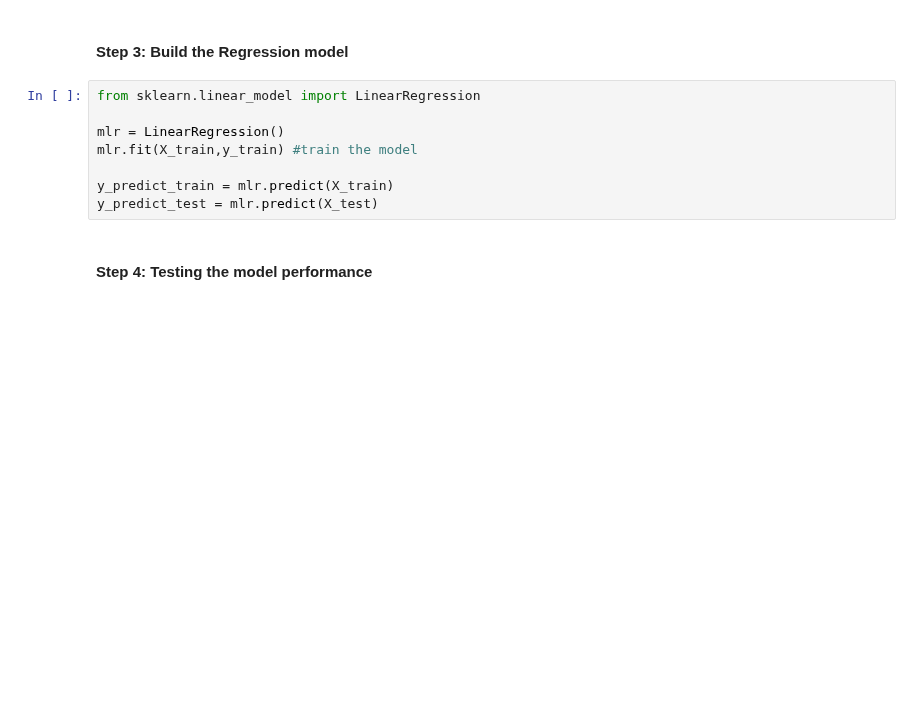
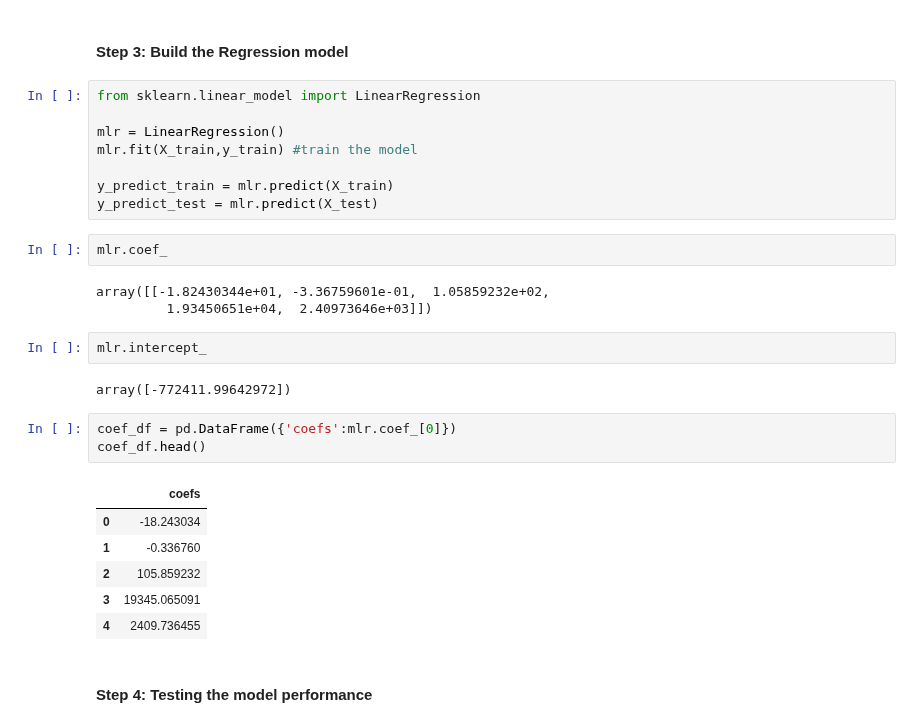
Before and after one commit to YvesMatanga/freemium_datascience, a Jupyter notebook: machine-learning-tutorials/linear-regression-demo.ipynb, the cells around one changed output. Cells and saved outputs as stored; diff of their text form; blank space fills up the shorter version.

```diff
--- a/machine-learning-tutorials/linear-regression-demo.ipynb
+++ b/machine-learning-tutorials/linear-regression-demo.ipynb
@@ -228,6 +230,25 @@ mlr.fit(X_train,y_train) #train the model
 
 y_predict_train = mlr.predict(X_train)
 y_predict_test = mlr.predict(X_test)
+# %%
+mlr.coef_
+# %% [output]
+array([[-1.82430344e+01, -3.36759601e-01,  1.05859232e+02,
+         1.93450651e+04,  2.40973646e+03]])
+# %%
+mlr.intercept_
+# %% [output]
+array([-772411.99642972])
+# %%
+coef_df = pd.DataFrame({'coefs':mlr.coef_[0]})
+coef_df.head()
+# %% [output]
+|  | coefs |
+| 0 | -18.243034 |
+| 1 | -0.336760 |
+| 2 | 105.859232 |
+| 3 | 19345.065091 |
+| 4 | 2409.736455 |
 # %% [markdown]
 <h4>Step 4: Testing the model performance</h4>
 # %%
```
Also changed, not shown: parts of 5 cells of this notebook, 2 other files.
